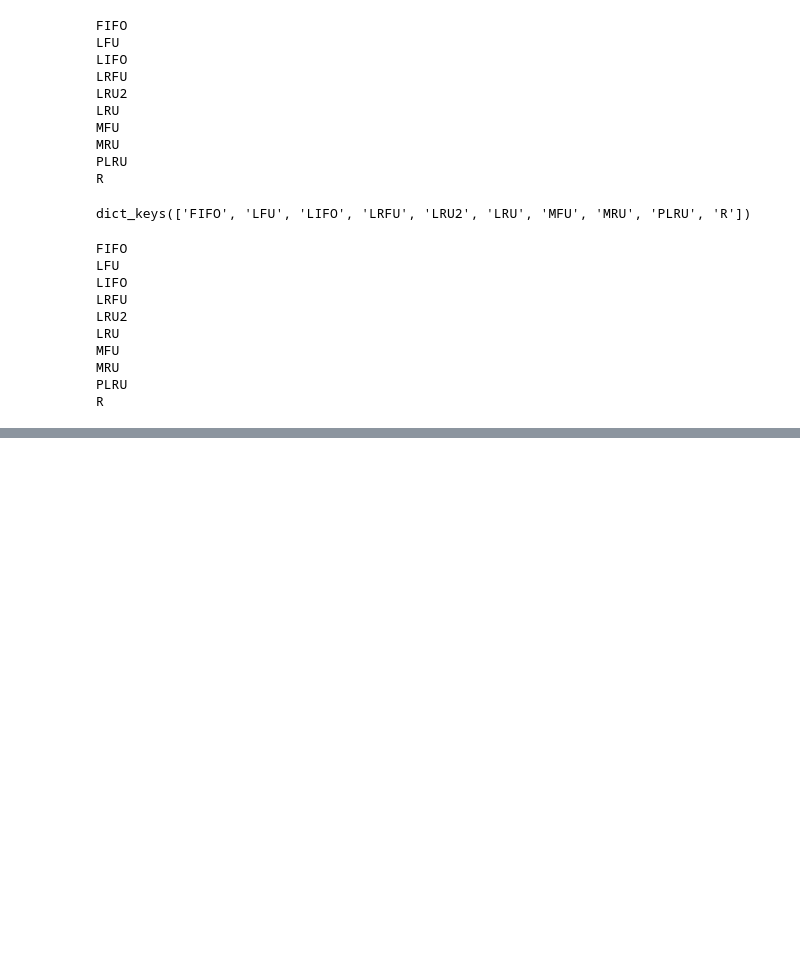
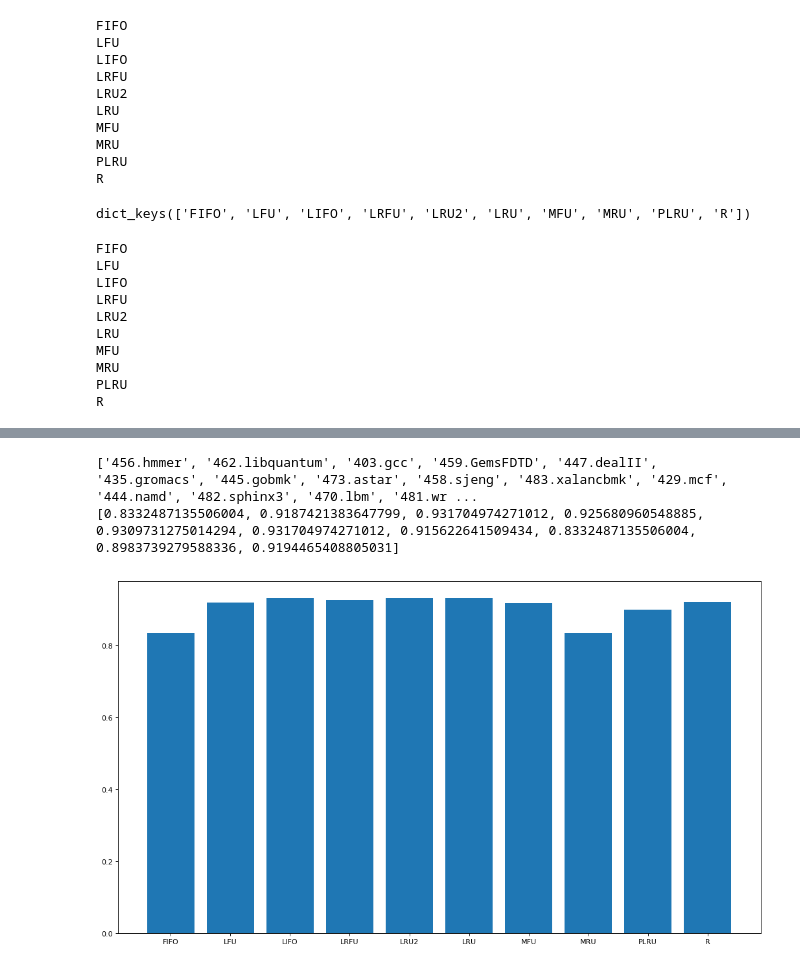
Before and after one commit to rmmartin02/CS674, a Jupyter notebook: Results/Analysis.ipynb, the cells around one changed output, grey strips where cells are left out. Drawn from its saved outputs; the diff is of its cells as text; code cells hidden in the pictures; blank space fills up the shorter version.

```diff
--- a/Results/Analysis.ipynb
+++ b/Results/Analysis.ipynb
@@ -91,3 +116,16 @@ IndexError: list index out of range
+# %%
+print(traces)
+tr = traces.index('435.gromacs')
+plt.figure(num=None, figsize=(16, 9), dpi=80, facecolor='w', edgecolor='k')
+plt.bar(range(len(hitRates)),[hitRates[alg][tr] for alg in hitRates])
+plt.xticks(range(len(hitRates)), [alg for alg in hitRates])
+print([hitRates[alg][tr] for alg in hitRates])
+#plt.ylim(.7,.8)
+plt.show()
+# %% [output]
+['456.hmmer', '462.libquantum', '403.gcc', '459.GemsFDTD', '447.dealII', '435.gromacs', '445.gobmk', '473.astar', '458.sjeng', '483.xalancbmk', '429.mcf', '444.namd', '482.sphinx3', '470.lbm', '481.wr ...
+[0.8332487135506004, 0.9187421383647799, 0.931704974271012, 0.925680960548885, 0.9309731275014294, 0.931704974271012, 0.915622641509434, 0.8332487135506004, 0.8983739279588336, 0.9194465408805031]
+[figure, added]
 # %%
 setCache = info['R']['setCacheTotal']
 wayCache = info['R']['wayCacheTotal']
```
Also changed, not shown: parts of 5 cells of this notebook, 2 other files.
